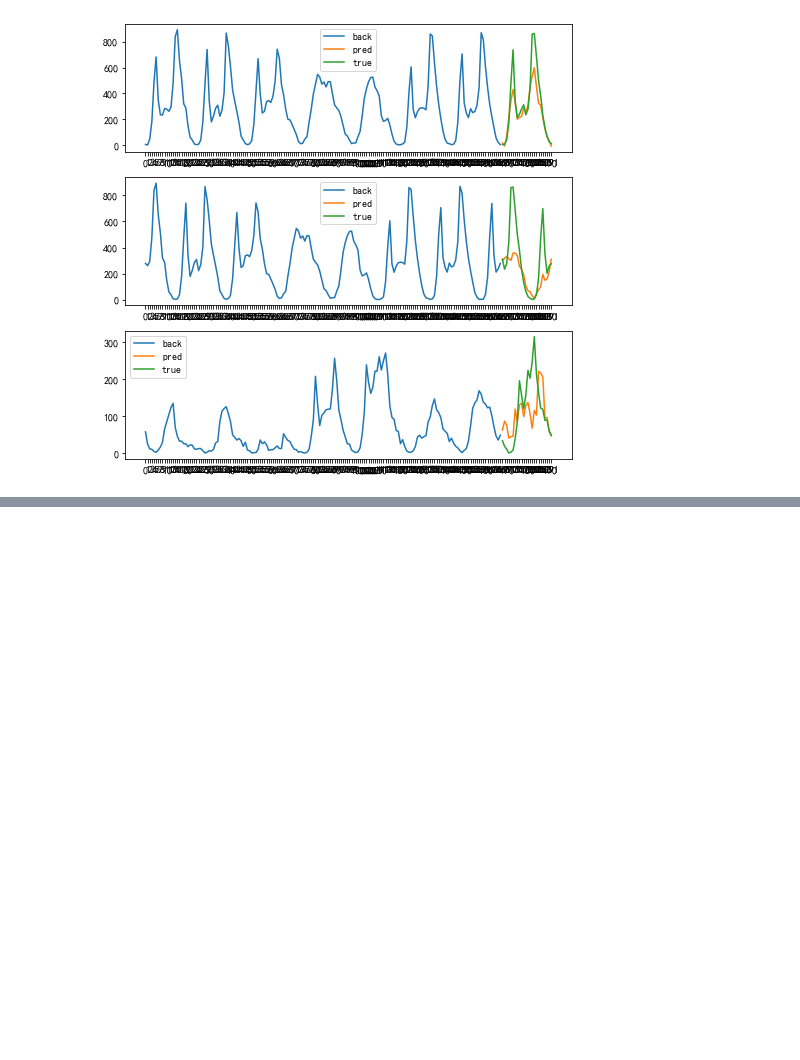
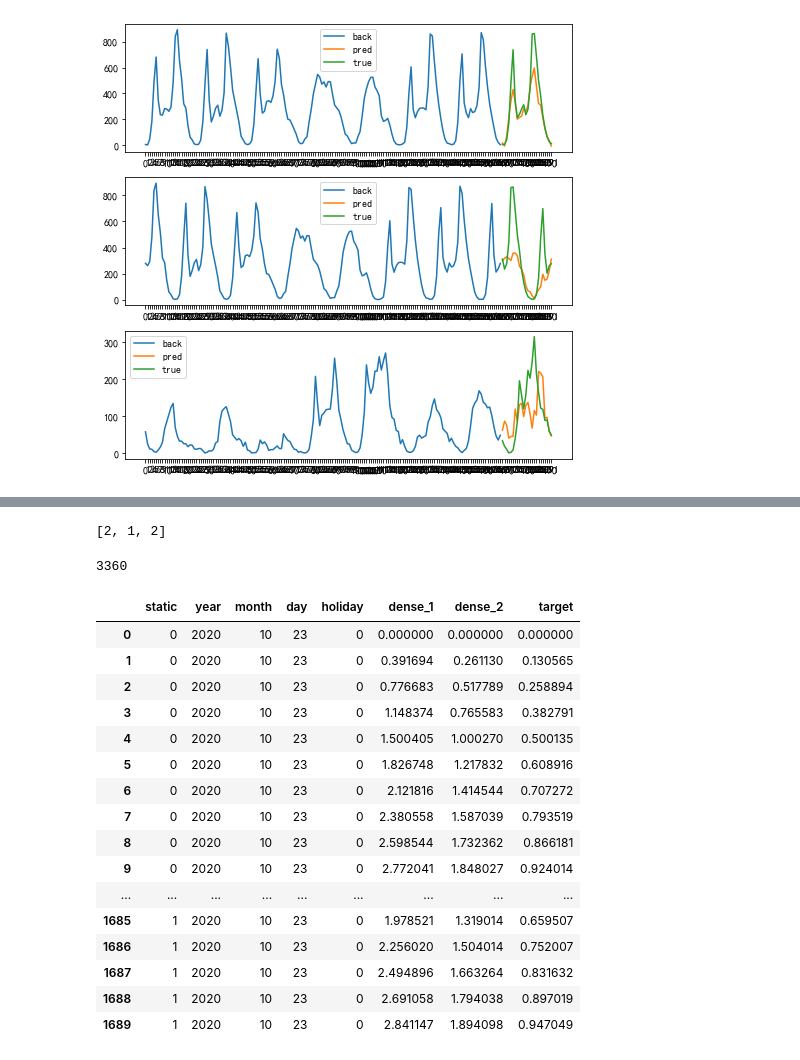
Before and after one commit to haohy/deepts_torch, a Jupyter notebook: notebooks/data_describe.ipynb, the cells around one changed output, grey strips where cells are left out. Cells and saved outputs as stored; diff of their text form; code cells hidden in the pictures; blank space fills up the shorter version.

Commit message:
add data process

```diff
--- a/notebooks/data_describe.ipynb
+++ b/notebooks/data_describe.ipynb
@@ -486,0 +241,2 @@ TensorShape([10, 20])
+# %%
+dense_2 = 2 * np.sin(np.linspace(0, 7*20*np.pi, 168*20))
@@ -486,0 +245,2 @@ TensorShape([10, 20])
+# %%
+us_holiday = holidays.UnitedStates()
@@ -486,0 +251,21 @@ TensorShape([10, 20])
+# %%
+[1  if i == 2 else 2 for i in [1,2,3]]
+# %% [output]
+[2, 1, 2]
+# %%
+holiday = [1 if str(year)+'-'+str(month)+'-'+str(day) in us_holiday else 0 for year,month,day in zip(year, month, day)]
+# %%
+len(holiday)
+# %% [output]
+3360
+# %%
+data = pd.DataFrame({
+    'static': static,
+    'year': year,
+    'month': month,
+    'day': day,
+    'holiday': holiday,
+    'dense_1': dense,
+    'dense_2': dense_2,
+    'target': target
+})
@@ -486,0 +274,20 @@ TensorShape([10, 20])
+# %%
+data.groupby('static').head(10)
+# %% [output]
+|  | static | year | month | day | holiday | dense_1 | dense_2 | target |
+| 0 | 0 | 2020 | 10 | 23 | 0 | 0.000000 | 0.000000 | 0.000000 |
+| 1 | 0 | 2020 | 10 | 23 | 0 | 0.391694 | 0.261130 | 0.130565 |
+| 2 | 0 | 2020 | 10 | 23 | 0 | 0.776683 | 0.517789 | 0.258894 |
+| 3 | 0 | 2020 | 10 | 23 | 0 | 1.148374 | 0.765583 | 0.382791 |
+| 4 | 0 | 2020 | 10 | 23 | 0 | 1.500405 | 1.000270 | 0.500135 |
+| 5 | 0 | 2020 | 10 | 23 | 0 | 1.826748 | 1.217832 | 0.608916 |
+| 6 | 0 | 2020 | 10 | 23 | 0 | 2.121816 | 1.414544 | 0.707272 |
+| 7 | 0 | 2020 | 10 | 23 | 0 | 2.380558 | 1.587039 | 0.793519 |
+| 8 | 0 | 2020 | 10 | 23 | 0 | 2.598544 | 1.732362 | 0.866181 |
+| 9 | 0 | 2020 | 10 | 23 | 0 | 2.772041 | 1.848027 | 0.924014 |
+| ... | ... | ... | ... | ... | ... | ... | ... | ... |
+| 1685 | 1 | 2020 | 10 | 23 | 0 | 1.978521 | 1.319014 | 0.659507 |
+| 1686 | 1 | 2020 | 10 | 23 | 0 | 2.256020 | 1.504014 | 0.752007 |
+| 1687 | 1 | 2020 | 10 | 23 | 0 | 2.494896 | 1.663264 | 0.831632 |
+| 1688 | 1 | 2020 | 10 | 23 | 0 | 2.691058 | 1.794038 | 0.897019 |
+| 1689 | 1 | 2020 | 10 | 23 | 0 | 2.841147 | 1.894098 | 0.947049 |
```
Also changed, not shown: parts of 143 cells of this notebook, 18 other files.
